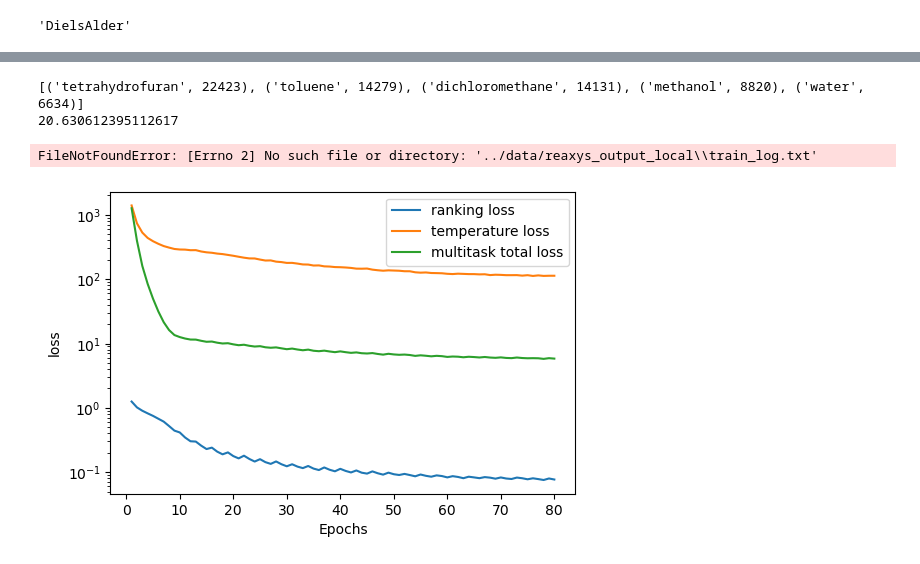
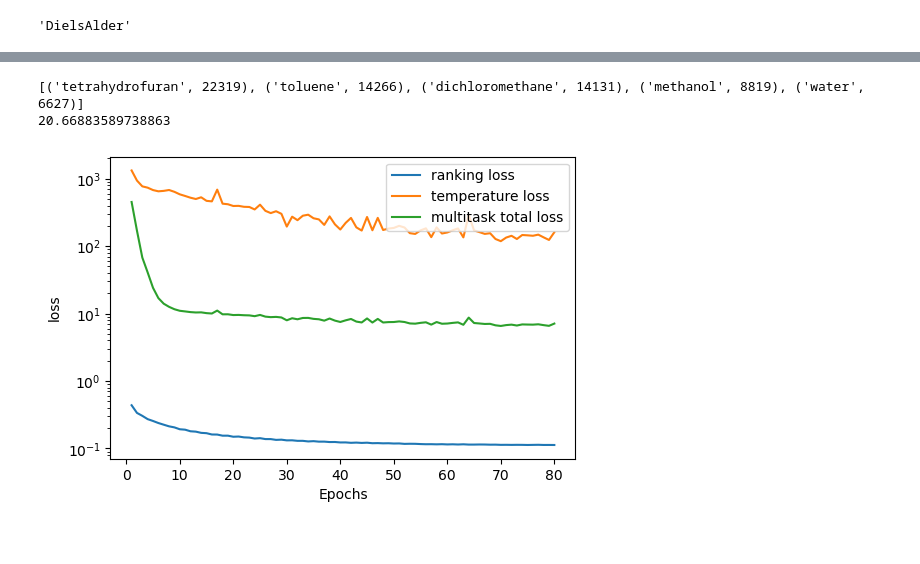
Before and after one commit to Lung-Yi/rxn_yield_context, a Jupyter notebook: analyze_data/data_distribution.ipynb, the cells around one changed output, grey strips where cells are left out. Cells and saved outputs as stored; diff of their text form; code cells hidden in the pictures.

```diff
--- a/analyze_data/data_distribution.ipynb
+++ b/analyze_data/data_distribution.ipynb
@@ -60,6 +60,8 @@ a = os.listdir(file_path)
 for dir_name in tqdm(dir_names):
     file_path = os.path.join(reaxys_dir, dir_name)
     for i, file_name in enumerate(os.listdir(file_path)):
+        if file_name.endswith(".txt"):
+            continue
         data_path = os.path.join(file_path, file_name)
         if i == 0:
             reaction_set = basic_preprocess(data_path)
@@ -155,7 +171,7 @@ def get_txt_data(input_path):
     f.close()
     return data
 
-target_dir = "../data/reaxys_output_local"
+target_dir = "../data/reaxys_output"
 train_data = get_txt_data(os.path.join(os.path.join(target_dir, 'For_second_part_model'), 'Splitted_second_train_labels_processed.txt'))
 validate_data = get_txt_data(os.path.join(os.path.join(target_dir, 'For_second_part_model'), 'Splitted_second_validate_labels_processed.txt'))
 test_data = get_txt_data(os.path.join(os.path.join(target_dir, 'For_second_part_model'), 'Splitted_second_test_labels_processed.txt'))
@@ -430,79 +450,40 @@ Number of solvent classes: 85
 print(solv_list[:5])
 print(100*22423 / sum(list(zip(*solv_list))[1]))
 # %% [output]
-[('tetrahydrofuran', 22423), ('toluene', 14279), ('dichloromethane', 14131), ('methanol', 8820), ('water', 6634)]
-20.630612395112617
+[('tetrahydrofuran', 22319), ('toluene', 14266), ('dichloromethane', 14131), ('methanol', 8819), ('water', 6627)]
+20.66883589738863
-# %%
-# post-analyze the training process (should be done when training)
-
-def plot_summary(epoch_dict, labels, ylabel, color = 'b'):
-    plt.figure(dpi=100)
-    for label in labels:
-        keys = []
-        sub_values = []
-        for key, value in epoch_dict.items():
-            keys.append(key)
-            sub_values.append(epoch_dict[key][label])
-        plt.plot(keys, sub_values, label=label)
-    plt.xlabel('Epochs')
-    plt.ylabel(ylabel)
-    plt.legend()
-    # plt.show()
-
-log_path = os.path.join(target_dir, 'train_log.txt')
-f = open(log_path, 'r')
-train_log = f.readlines()
-f.close()
-epoch_dict = dict()
-for i, line in enumerate(train_log):
-    if 'epoch: ' in line:
-        number = int(line.strip('\n').split(': ')[-1])
-        epoch_dict[number] = dict()
-        epoch_dict[number]['ranking loss'] = float(train_log[i+1].strip('\n').split(': ')[-1])
-        epoch_dict[number]['temperature loss'] = float(train_log[i+2].strip('\n').split(': ')[-1])
-        epoch_dict[number]['multitask total loss'] = float(train_log[i+3].strip('\n').split(': ')[-1])
-        epoch_dict[number]['log variance of ranking task'] = float(train_log[i+4].strip('\n').split(': ')[-1])
-        epoch_dict[number]['log variance of temperature task'] = float(train_log[i+5].strip('\n').split(': ')[-1])
-
-plot_summary(epoch_dict, ['ranking loss'], 'loss', color = 'b')
-plot_summary(epoch_dict, ['temperature loss'], 'loss', color = 'g')
-plot_summary(epoch_dict, ['multitask total loss'], 'loss', color = 'r')
-plot_summary(epoch_dict, ['log variance of ranking task', 'log variance of temperature task'], 'log variance', color = 'y')
-#plot_summary(epoch_dict, ['log variance of temperature task'], 'loss', color = 'y')
-# %% [output]
-FileNotFoundError: [Errno 2] No such file or directory: '../data/reaxys_output_local\\train_log.txt'
 # %%
 def plot_summary(epoch_dict, labels, ylabel, color = 'b'):
     plt.figure(dpi=100)
     for label in labels:
         keys = []
         sub_values = []
         for key, value in epoch_dict.items():
             keys.append(key)
             sub_values.append(epoch_dict[key][label])
         plt.plot(keys, sub_values, label=label)
     plt.xlabel('Epochs')
     plt.ylabel(ylabel)
     plt.yscale('log')
     plt.legend()
     # plt.show()
 
-log_path = os.path.join(target_dir, 'train_log.txt')
+log_path = os.path.join(target_dir, 'log_second.txt')
 f = open(log_path, 'r')
 train_log = f.readlines()
 f.close()
 epoch_dict = dict()
 for i, line in enumerate(train_log):
     if 'epoch: ' in line:
         number = int(line.strip('\n').split(': ')[-1])
         epoch_dict[number] = dict()
         epoch_dict[number]['ranking loss'] = float(train_log[i+1].strip('\n').split(': ')[-1])
         epoch_dict[number]['temperature loss'] = float(train_log[i+2].strip('\n').split(': ')[-1])
         epoch_dict[number]['multitask total loss'] = float(train_log[i+3].strip('\n').split(': ')[-1])
         epoch_dict[number]['log variance of ranking task'] = float(train_log[i+4].strip('\n').split(': ')[-1])
         epoch_dict[number]['log variance of temperature task'] = float(train_log[i+5].strip('\n').split(': ')[-1])
 
 plot_summary(epoch_dict, ['ranking loss', 'temperature loss', 'multitask total loss'], 'loss', color = 'y')
 #plot_summary(epoch_dict, ['log variance of temperature task'], 'loss', color = 'y')
 # %% [output]
-[figure, old version]
+[figure, new version]
```
Also changed, not shown: parts of 10 cells of this notebook, 58 other files.
